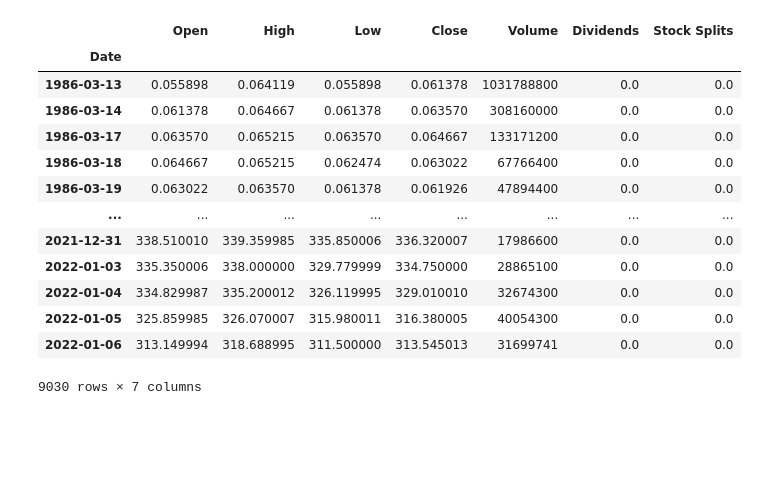
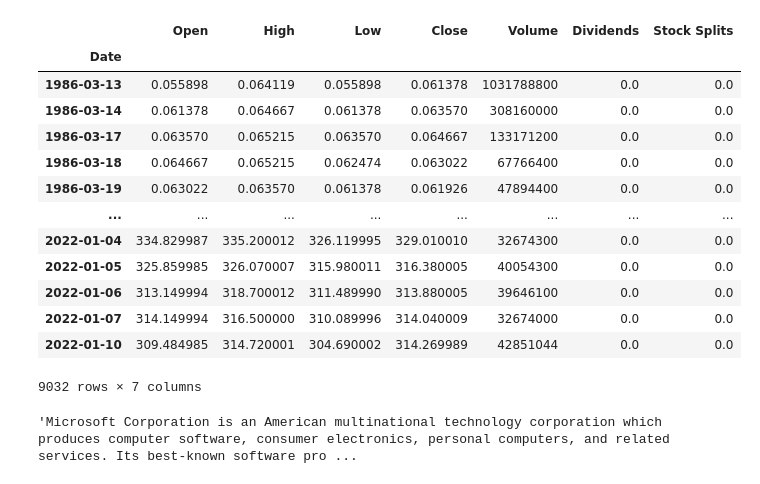
Before and after one commit to dawei7/dff_finance_skill, a Jupyter notebook: test.ipynb, the cells around one changed output. Cells and saved outputs as stored; diff of their text form; code cells hidden in the pictures; blank space fills up the shorter version.

```diff
--- a/test.ipynb
+++ b/test.ipynb
@@ -1,34 +1,53 @@
 # %%
 
 import plotly.express as px
 import yfinance as yf
 
-msft = yf.Ticker("MSFT")
+
+ticker_symbol = "MSFT"
+
+ticker = yf.Ticker(ticker_symbol)
 
 # get stock info
 
-df = msft.history(period="max")
+df = ticker.history(period="max")
 
-fig = px.line(df, x=df.index, y="Close")
+long_name = ticker.info["longName"]
+
+fig = px.line(df, x=df.index, y="Close", title=f'{long_name} ({ticker_symbol}) - Share price plot in USD')
 fig.show()
 
 
 df
 # %% [output]
 |  | Open | High | Low | Close | Volume | Dividends | Stock Splits |
 | Date |  |  |  |  |  |  |  |
 | 1986-03-13 | 0.055898 | 0.064119 | 0.055898 | 0.061378 | 1031788800 | 0.0 | 0.0 |
 | 1986-03-14 | 0.061378 | 0.064667 | 0.061378 | 0.063570 | 308160000 | 0.0 | 0.0 |
 | 1986-03-17 | 0.063570 | 0.065215 | 0.063570 | 0.064667 | 133171200 | 0.0 | 0.0 |
 | 1986-03-18 | 0.064667 | 0.065215 | 0.062474 | 0.063022 | 67766400 | 0.0 | 0.0 |
 | 1986-03-19 | 0.063022 | 0.063570 | 0.061378 | 0.061926 | 47894400 | 0.0 | 0.0 |
 | ... | ... | ... | ... | ... | ... | ... | ... |
-| 2021-12-31 | 338.510010 | 339.359985 | 335.850006 | 336.320007 | 17986600 | 0.0 | 0.0 |
-| 2022-01-03 | 335.350006 | 338.000000 | 329.779999 | 334.750000 | 28865100 | 0.0 | 0.0 |
 | 2022-01-04 | 334.829987 | 335.200012 | 326.119995 | 329.010010 | 32674300 | 0.0 | 0.0 |
 | 2022-01-05 | 325.859985 | 326.070007 | 315.980011 | 316.380005 | 40054300 | 0.0 | 0.0 |
-| 2022-01-06 | 313.149994 | 318.688995 | 311.500000 | 313.545013 | 31699741 | 0.0 | 0.0 |
+| 2022-01-06 | 313.149994 | 318.700012 | 311.489990 | 313.880005 | 39646100 | 0.0 | 0.0 |
+| 2022-01-07 | 314.149994 | 316.500000 | 310.089996 | 314.040009 | 32674000 | 0.0 | 0.0 |
+| 2022-01-10 | 309.484985 | 314.720001 | 304.690002 | 314.269989 | 42851044 | 0.0 | 0.0 |
-9030 rows × 7 columns
+9032 rows × 7 columns
+# %%
+import wikipediaapi
+
+long_name = ticker.info["longName"]
+
+wiki = wikipediaapi.Wikipedia('en')
+
+page = wiki.page(long_name)
+
+context = page.summary
+
+context
+# %% [output]
+'Microsoft Corporation is an American multinational technology corporation which produces computer software, consumer electronics, personal computers, and related services. Its best-known software pro ...
 # %%
 
 
```
Also changed, not shown: parts of 1 cell of this notebook, 8 other files.
